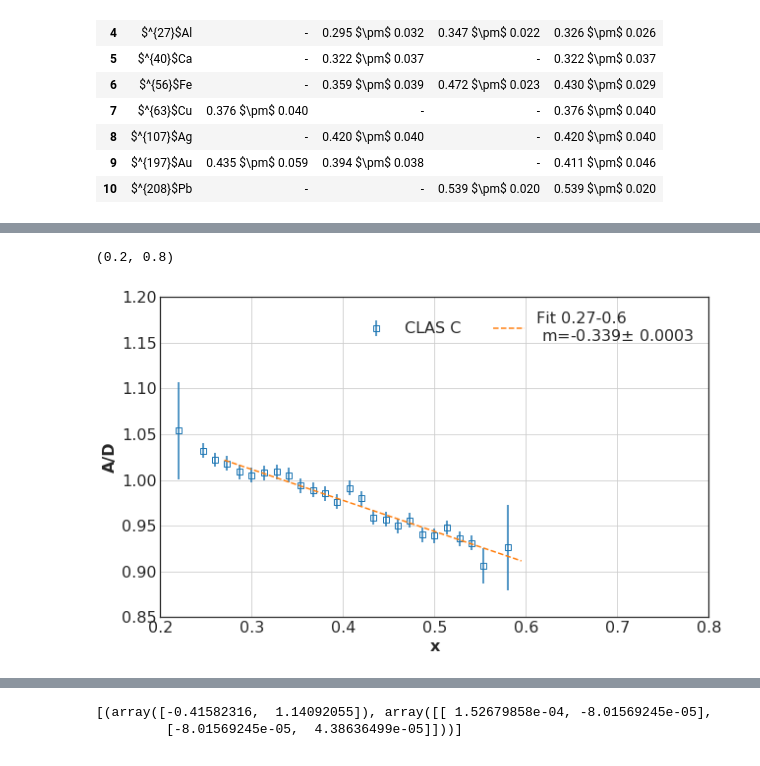
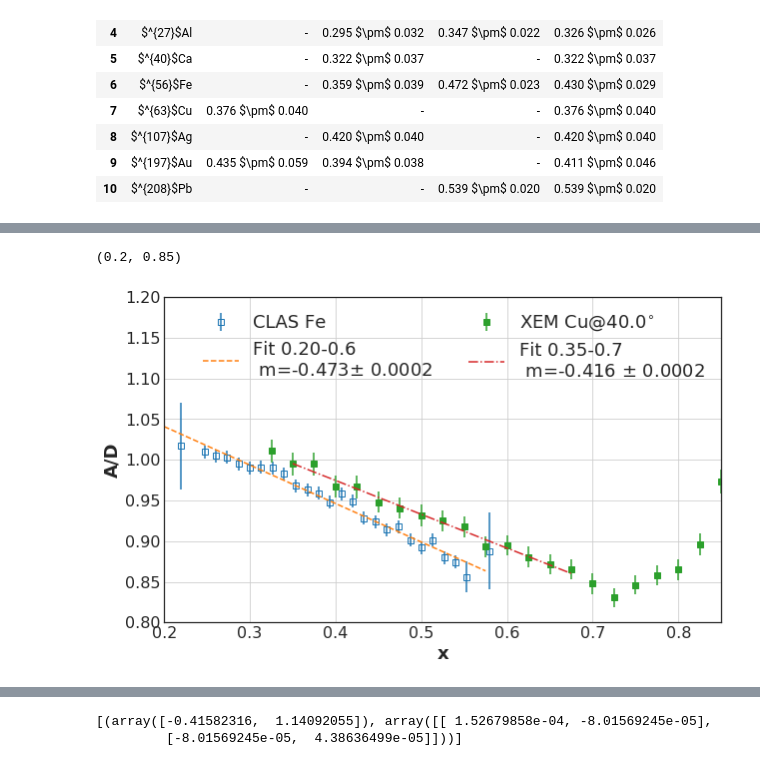
Before and after one commit to jbane11/XEM, a Jupyter notebook: xem_emc_plots.ipynb, the cells around one changed output, grey strips where cells are left out. Cells and saved outputs as stored; diff of their text form; code cells hidden in the pictures.

Commit message:
some recent work from home stuff

```diff
--- a/xem_emc_plots.ipynb
+++ b/xem_emc_plots.ipynb
@@ -244,7 +250,7 @@ CarbonT[1].DF
 | 19 | 0.875 | 0.7425 | 3.2035 | 1.3380 | 0.0000 | 0.000000 | 0.00000 | 0.0 | 1.0 | 0.000 |
 | 20 | 0.900 | 0.7589 | 3.2339 | 1.2397 | 1.1900 | 0.009223 | 0.01320 | 0.0 | 1.0 | 1.006 |
 # %%
-file_n = "/home/jbane/HallC/xem/EMC_data/xem_slopes_2017.dat"
+file_n = "EMC_data/xem_slopes_2017.dat"
 file = open(file_n)
 lines=file.readlines()
 header=lines[4].split()
@@ -258,7 +264,7 @@ xem_EMCs = pd.read_table(file_n,
 xem_EMCs.columns=header
 xem_EMCs["A"]=xem_EMCs["A"].astype(int)
 # %%
-file_n = "/home/jbane/HallC/xem/EMC_data/e139_slopes.dat"
+file_n = "EMC_data/e139_slopes.dat"
 file = open(file_n)
 lines=file.readlines()
 header=lines[5].split()
@@ -400,0 +527,2 @@ slac_data=slac_data[["x","xi","C/D","C/D_isocor","err","Fe/D","Fe/D_isocor","err
+# %%
+clas_data= pd.read_table("EMC_data/emc_data_clas.dat",delim_whitespace=True)
@@ -553,50 +638,42 @@ fig.savefig("/home/jbane/HallC/xem/plots/py_plots/EMC_A-log.pdf",bbox_inches='ti
-# %%
-clas_data= pd.read_table("/home/jbane/HallC/xem/EMC_data/emc_data_clas.dat",delim_whitespace=True)
 # %%
 parms=[]
 j=0
 fit_x=[]
 fit_y=[]
 
-strts=[0.27]
+strts=[0.2]
 
 for i in strts:
 
-    parms.append( curve_fit(line,
+    parms.append( curve_fit(linearline,
                       clas_data.query("x>=%f"%i)["x"],
-                      clas_data.query("x>=%f"%i)["C/D"],
-                sigma=clas_data.query("x>=%f"%i)["err"]))
+                      clas_data.query("x>=%f"%i)["Fe/D"],
+                sigma=clas_data.query("x>=%f"%i)["err.2"]))
 
     fit_x.append(arange(i,0.6,0.025))
-    fit_y.append( line(fit_x[j],parms[j][0][0],parms[j][0][1]) )
+    fit_y.append( linearline(fit_x[j],parms[j][0][0],parms[j][0][1]) )
     j=j+1
 
-
-
-
-C12xem=GetDFXem("C/D",40.0)
-C12xem36=GetDFXem("C/D",36.0)
 
 
 fig = plt.figure(figsize=(10,6))
 ax = fig.add_subplot(111)
 
 A=[]
-A.append(ax.errorbar(x=clas_data["x"],y=clas_data["C/D"],
-           yerr=clas_data["err"],fillstyle='none',fmt=' ',marker="s",label="CLAS C"))
+A.append(ax.errorbar(x=clas_data["x"],y=clas_data["Fe/D"],
+           yerr=clas_data["err"],fillstyle='none',fmt=' ',marker="s",label="CLAS Fe"))
 
 for k,y in enumerate(fit_y):
        A.append(ax.errorbar(x=fit_x[k],y=y,fmt="--",
-                    label="Fit %0.2f-0.6\n m=%.3f$\pm$ %.4f"%(i,parms[k][0][0],parms[k][1][0][0])
+                    label="Fit %0.2f-0.6\n m=%.3f$\pm$ %.4f"%(strts[k],parms[k][0][0],parms[k][1][0][0])
                    ))
 
-
-
-tgt="C/D"
-Xemts=TargetT("tgt")
+tgt="Cu/D"
+XemTs=TargetT(tgt)
 Xemparms=[]
 xem_x=[]
 xem_y=[]
+removeiso=1
 k=0
 
 removeiso=1
@@ -613,36 +690,36 @@ for Xemt in XemTs:
     if removeiso:
         isocorsh = Xemt.DF.query("x>=0.35 & x<=0.7")["Iso."]
         isocor = Xemt.DF["Iso."]
     else:
         isocorsh=1
         isocor=1
 
-    Xemparms.append( curve_fit(line,
+    Xemparms.append( curve_fit(linearline,
                       Xemt.DF.query("x>=0.35 & x<=0.7")["x"],
                       Xemt.DF.query("x>=0.35 & x<=0.7")["Ratio"]/isocorsh,
                 ))
 
     xem_x.append(arange(0.35,0.7,0.025))
-    xem_y.append( line(xem_x[k],Xemparms[k][0][0],Xemparms[k][0][1]) )
+    xem_y.append( linearline(xem_x[k],Xemparms[k][0][0],Xemparms[k][0][1]) )
 
 
 
     A.append(ax.errorbar(x=Xemt.DF["x"],y=Xemt.DF["Ratio"]/isocor,
             yerr=comberr,fmt=' ',marker="s",label="XEM %s@%s$^{\circ}$"%(tgt[:-2],Xemt.angle)))
     A.append(ax.errorbar(x=xem_x[k],y=xem_y,fmt="-.",
                     label="Fit 0.35-0.7\n m=%.3f $\pm$ %.4f"%(Xemparms[k][0][0],Xemparms[k][1][0][0])
                    ))
     k=k+1
 
 
 ax.legend(ncol=2,handles=A)#,loc='center left', bbox_to_anchor=(1, 0.5))
 
 
 ax.grid(True)
 ax.set_xlabel("x")
 ax.set_ylabel("A/D")
-ax.set_ylim(0.85,1.2)
-ax.set_xlim(0.2,0.8)
+ax.set_ylim(0.8,1.2)
+ax.set_xlim(0.2,0.85)
 # %% [output]
-(0.2, 0.8)
+(0.2, 0.85)
-[figure, old version]
+[figure, new version]
```
Also changed, not shown: parts of 39 cells of this notebook, 1 other file.
